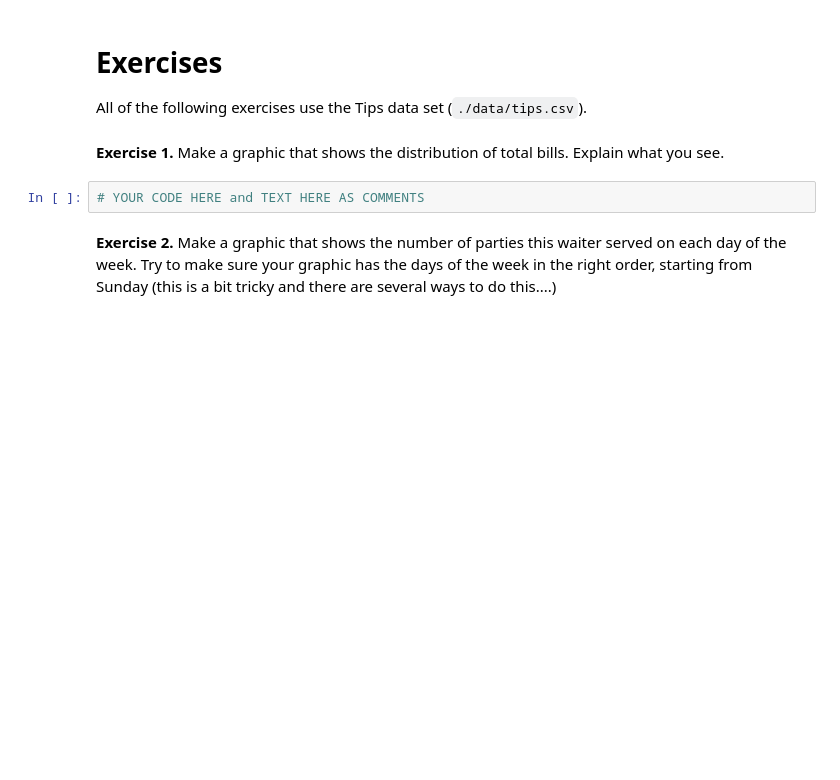
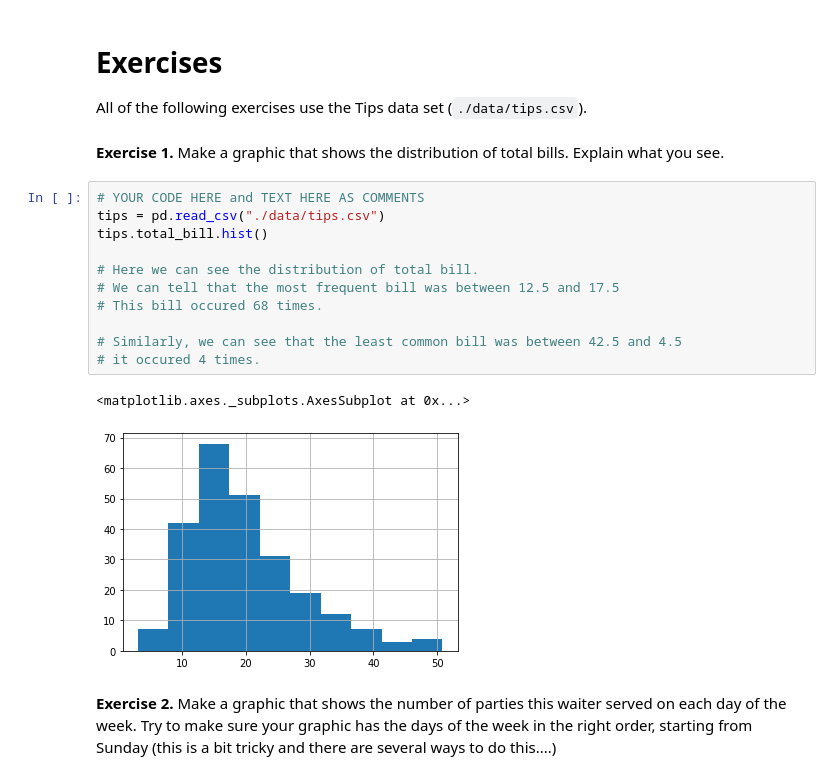
Before and after one commit to thegerrit/data_science, a Jupyter notebook: labs/Lab03-VisualizingVariables.ipynb, the cells around one changed output. Saved outputs shown, nothing was run; the diff lists cells and outputs as text; blank space fills up the shorter version.

```diff
--- a/labs/Lab03-VisualizingVariables.ipynb
+++ b/labs/Lab03-VisualizingVariables.ipynb
@@ -141,8 +186,20 @@ Again, you can use tab completion to discover more plots that you can make using
 All of the following exercises use the Tips data set (`./data/tips.csv`).
 # %% [markdown]
 **Exercise 1.** Make a graphic that shows the distribution of total bills. Explain what you see.
-# %%
-# YOUR CODE HERE and TEXT HERE AS COMMENTS
+# %%
+# YOUR CODE HERE and TEXT HERE AS COMMENTS
+tips = pd.read_csv("./data/tips.csv")
+tips.total_bill.hist()
+
+# Here we can see the distribution of total bill.
+# We can tell that the most frequent bill was between 12.5 and 17.5
+# This bill occured 68 times.
+
+# Similarly, we can see that the least common bill was between 42.5 and 4.5
+# it occured 4 times.
+# %% [output]
+<matplotlib.axes._subplots.AxesSubplot at 0x...>
+[figure, added]
 # %% [markdown]
 **Exercise 2.** Make a graphic that shows the number of parties this waiter served on each day of the week. Try to make sure your graphic has the days of the week in the right order, starting from Sunday (this is a bit tricky and there are several ways to do this....)
 # %%
```
Also changed, not shown: parts of 18 cells of this notebook, 1 other file.
